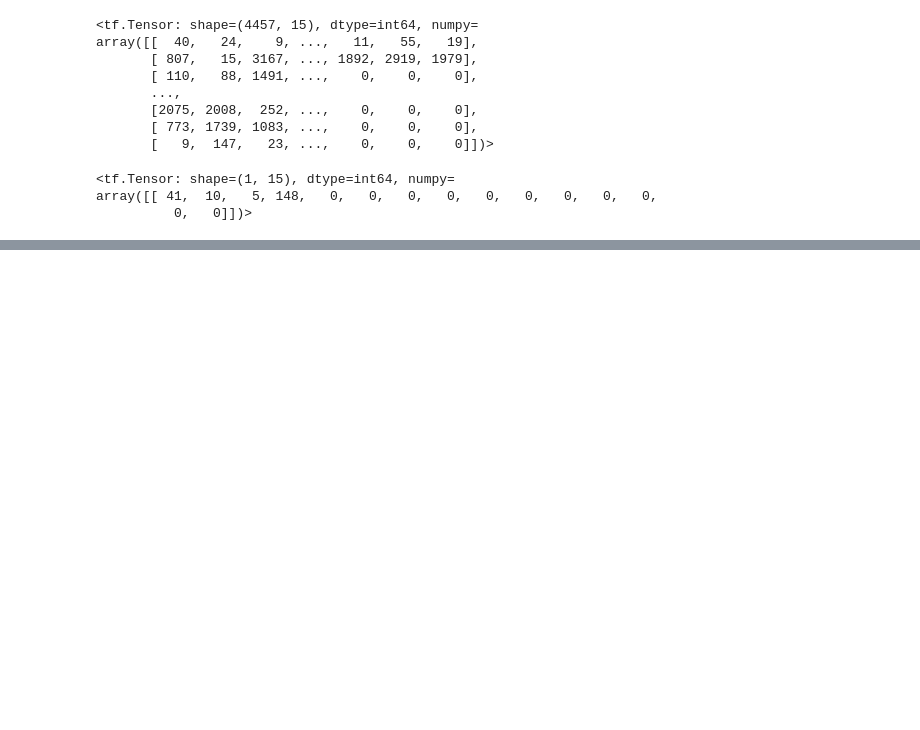
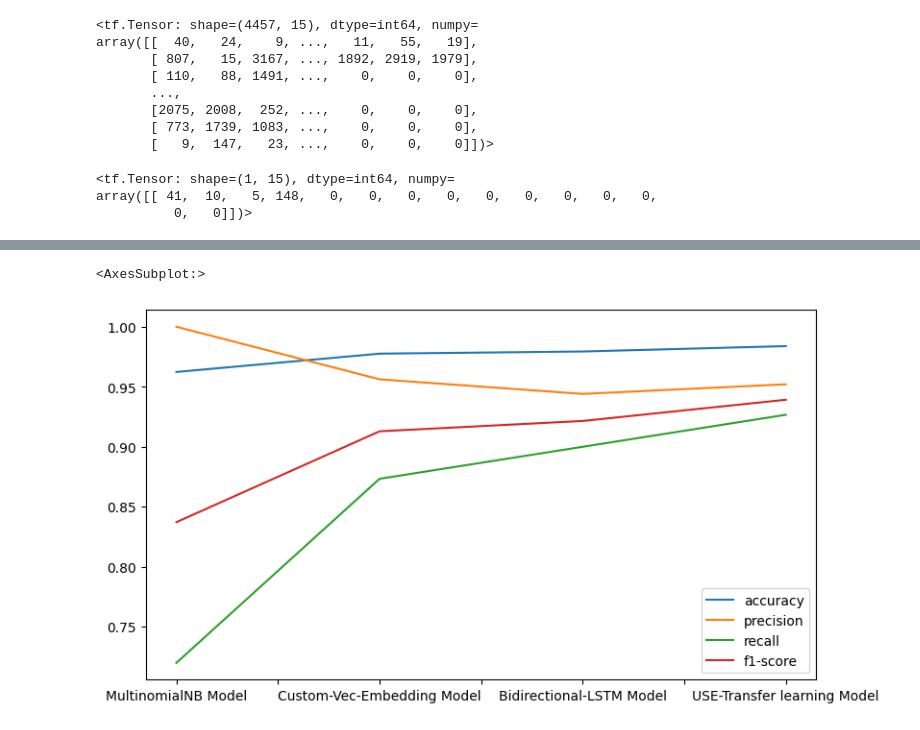
Before and after one commit to Afsoon-Ghazanfari/DataScienceRoadMap, a Jupyter notebook: 6_SMS_Spam_Detecting_by_Tensorflow.ipynb, the cells around one changed output, grey strips where cells are left out. Drawn from its saved outputs; the diff is of its cells as text; code cells hidden in the pictures; blank space fills up the shorter version.

```diff
--- a/6_SMS_Spam_Detecting_by_Tensorflow.ipynb
+++ b/6_SMS_Spam_Detecting_by_Tensorflow.ipynb
@@ -261,0 +299,27 @@ def evaluate_model(model, X, y):
+# %%
+#Creating universal-sentence-encoder layer (USE converts text into high-dimensional vectors)
+use_layer=hub.KerasLayer("https://tfhub.dev/google/universal-sentence-encoder/4",
+                           trainable=False,
+                           input_shape=[],
+                           dtype=tf.string,
+                           name='USE')
+# %%
+#Creating model with Sequential API
+model3 = keras.Sequential()
+#model3.add(use_layer)
+model3.add(layers.Lambda(lambda x: use_layer(x)))
+model3.add(layers.Dropout(0.2))
+model3.add(layers.Dense(64, activation=keras.activations.relu))
+model3.add(layers.Dense(1, activation=keras.activations.sigmoid))
+# %%
+# Convert the pandas Series to a numpy array
+X_train_np = X_train.to_numpy()
+X_test_np = X_test.to_numpy()
+
+# Reshape the array to have a single dimension
+X_train_reshaped = np.squeeze(X_train_np)
+X_test_reshaped = np.squeeze(X_test_np)
+
+# Verify the shape
+print(X_train_reshaped.shape)
+print(X_test_reshaped.shape)
@@ -261,0 +346,12 @@ def evaluate_model(model, X, y):
+# %%
+baseline_model_results = evaluate_model(baseline_model, X_test_vec, y_test)
+model1_results = evaluate_model(model1, X_test, y_test)
+model2_results = evaluate_model(model2, X_test, y_test)
+model3_results = evaluate_model(model3, X_test_reshaped, y_test)
+
+total_results = pd.DataFrame({'MultinomialNB Model':baseline_model_results,
+                             'Custom-Vec-Embedding Model':model1_results,
+                             'Bidirectional-LSTM Model':model2_results,
+                             'USE-Transfer learning Model':model3_results}).transpose()
+
+total_results
@@ -261,0 +367,5 @@ def evaluate_model(model, X, y):
+# %%
+total_results.plot(figsize=(9,5))
+# %% [output]
+<AxesSubplot:>
+[figure, added]
```
Also changed, not shown: parts of 25 cells of this notebook.
